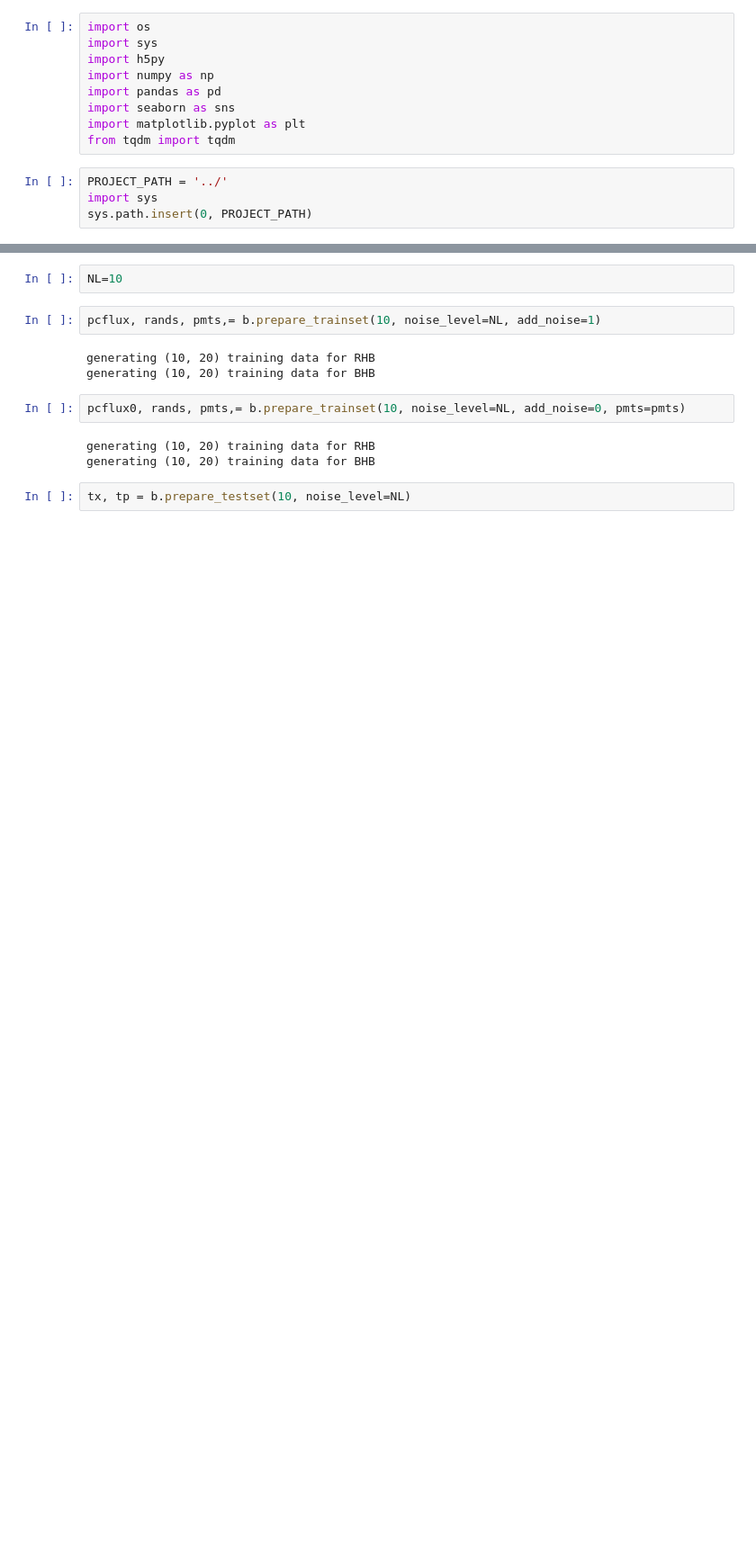
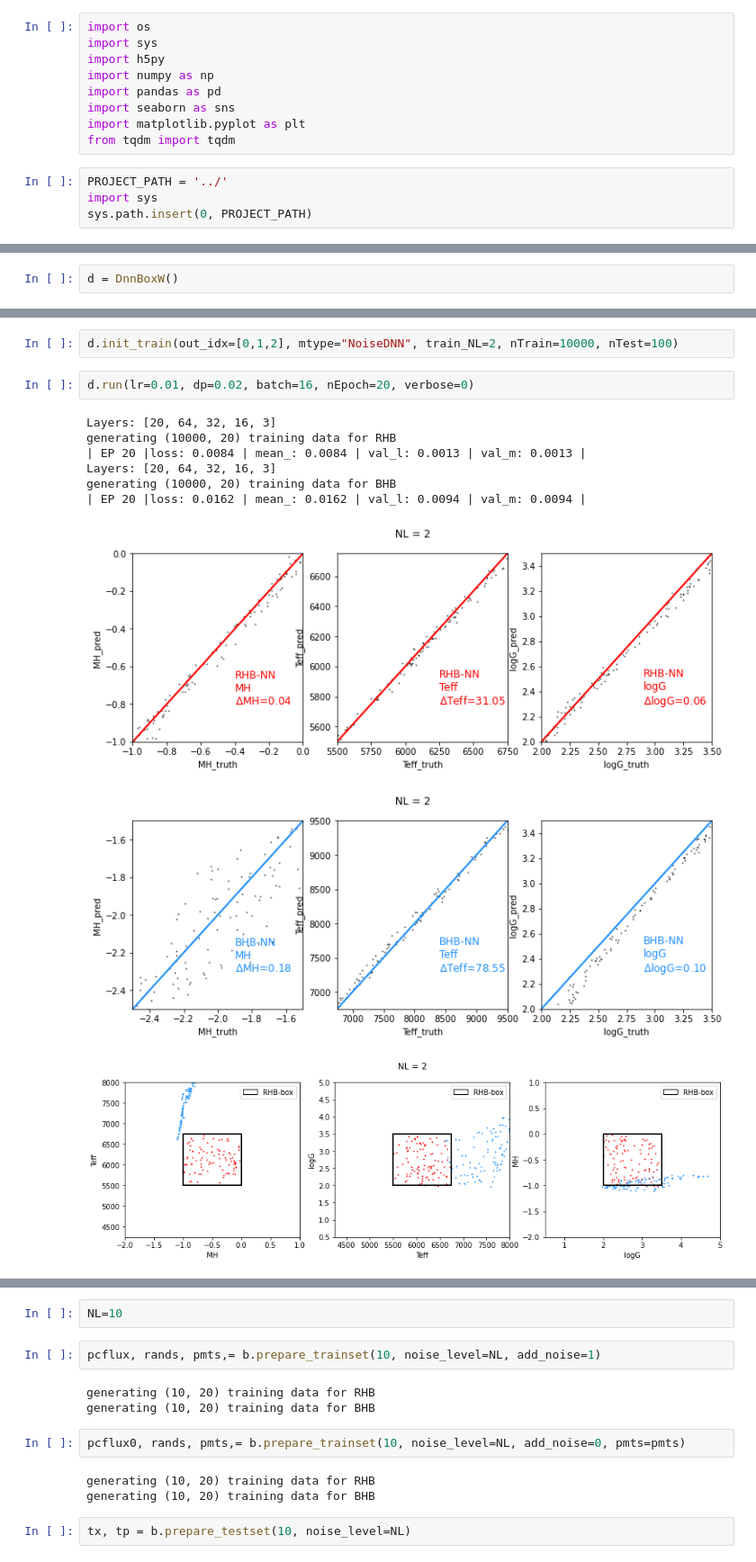
Before and after one commit to ViskaWei/PIML_v0, a Jupyter notebook: nb/test_dnnboxW.ipynb, the cells around one changed output, grey strips where cells are left out. Shown at 90% size. Drawn from its saved outputs; the diff is of its cells as text; blank space fills up the shorter version.

```diff
--- a/nb/test_dnnboxW.ipynb
+++ b/nb/test_dnnboxW.ipynb
@@ -23,2 +22,4 @@ b = BoxW()
+# %%
+d = DnnBoxW()
 # %%
 W="RedM"; Rs=["R","B"]; Res=5000;step=10;
@@ -39,3 +40,17 @@ Top eigs  [1.9403e+02 1.4640e+01 5.7500e+00 1.8700e+00 9.3000e-01 7.3000e-01
 Building RBF with gaussan kernel on data shape (5760,)
 Building RBF with gaussan kernel on data shape (5760, 10)
 error: 3.176801454218257e-07
+# %%
+d.init_train(out_idx=[0,1,2], mtype="NoiseDNN", train_NL=2, nTrain=10000, nTest=100)
+# %%
+d.run(lr=0.01, dp=0.02, batch=16, nEpoch=20, verbose=0)
+# %% [output]
+Layers: [20, 64, 32, 16, 3]
+generating (10000, 20) training data for RHB
+| EP 20 |loss: 0.0084 | mean_: 0.0084 | val_l: 0.0013 | val_m: 0.0013 |
+Layers: [20, 64, 32, 16, 3]
+generating (10000, 20) training data for BHB
+| EP 20 |loss: 0.0162 | mean_: 0.0162 | val_l: 0.0094 | val_m: 0.0094 |
+[figure, added]
+[figure, added]
+[figure, added]
```
Also changed, not shown: parts of 13 cells of this notebook, 9 other files.
